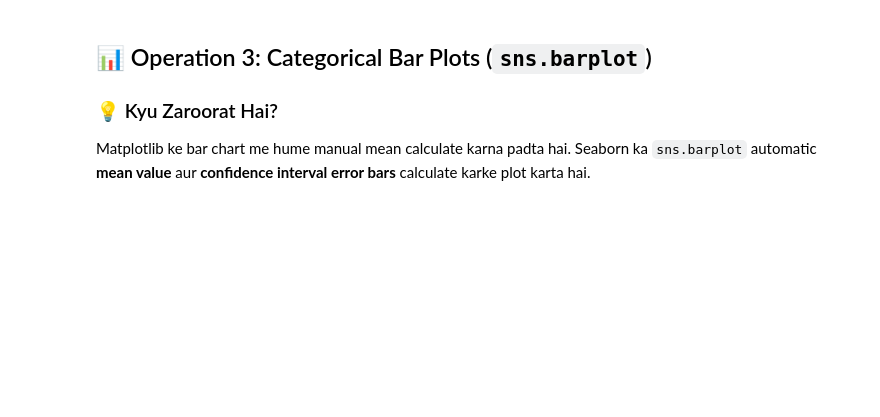
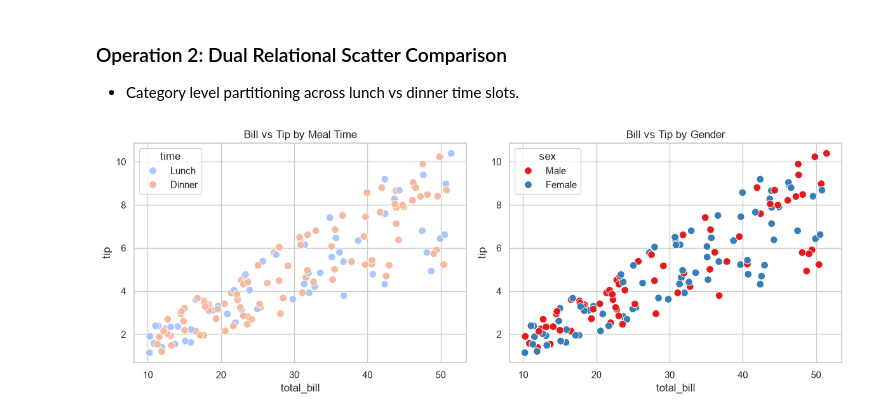
Before and after one commit to SobanAhmad-28/Ai_Ml_Learning, a Jupyter notebook: notebooks/data_visualization/lec_2_seaborn_statistical_visualization.ipynb, the cells around one changed output. Drawn from its saved outputs; the diff is of its cells as text; code cells hidden in the pictures; blank space fills up the shorter version.

```diff
--- a/notebooks/data_visualization/lec_2_seaborn_statistical_visualization.ipynb
+++ b/notebooks/data_visualization/lec_2_seaborn_statistical_visualization.ipynb
@@ -63,27 +62,18 @@ plt.show()
+# %% [markdown]
+### Operation 2: Dual Relational Scatter Comparison
+- Category level partitioning across lunch vs dinner time slots.
 # %%
-fig, (ax1, ax2) = plt.subplots(1, 2, figsize=(13, 5))
+fig, (ax1, ax2) = plt.subplots(1, 2, figsize=(12, 4.5))
 
-# 1. Scatter Plot with 'time' hue
+# 1. Scatter with 'time' hue
 sns.scatterplot(data=tips, x="total_bill", y="tip", hue="time", palette="coolwarm", s=70, ax=ax1)
-ax1.set_title("Scatter Plot: Bill vs Tip (Lunch vs Dinner)")
+ax1.set_title("Bill vs Tip by Meal Time")
 
-# 2. Line Plot with Flights data (or simulated monthly trends)
-try:
-    flights = sns.load_dataset("flights")
-except Exception:
-    flights = pd.DataFrame({
-        "year": sorted([1950 + i for i in range(11)] * 12),
-        "month": ["Jan", "Feb", "Mar", "Apr", "May", "Jun", "Jul", "Aug", "Sep", "Oct", "Nov", "Dec"] * 11,
-        "passengers": np.random.randint(150, 450, 132)
-    })
-
-sns.lineplot(data=flights, x="year", y="passengers", ax=ax2, color="#1f77b4", linewidth=2.5)
-ax2.set_title("Yearly Passenger Growth Trend (with Confidence Interval)")
+# 2. Scatter with 'sex' hue
+sns.scatterplot(data=tips, x="total_bill", y="tip", hue="sex", palette="Set1", s=70, ax=ax2)
+ax2.set_title("Bill vs Tip by Gender")
 
 plt.tight_layout()
 plt.show()
+# %% [output]
+[figure, added]
-# %% [markdown]
-## 📊 Operation 3: Categorical Bar Plots (`sns.barplot`)
-
-### 💡 Kyu Zaroorat Hai?
-Matplotlib ke bar chart me hume manual mean calculate karna padta hai. Seaborn ka `sns.barplot` automatic **mean value** aur **confidence interval error bars** calculate karke plot karta hai.
```
Also changed, not shown: parts of 18 cells of this notebook.
